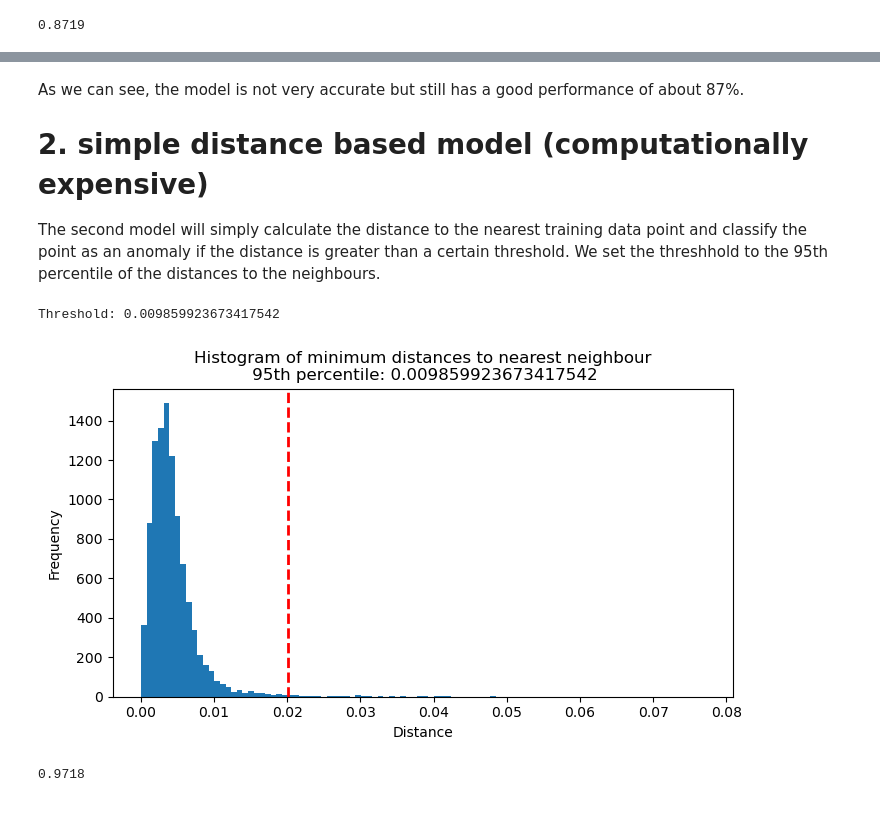
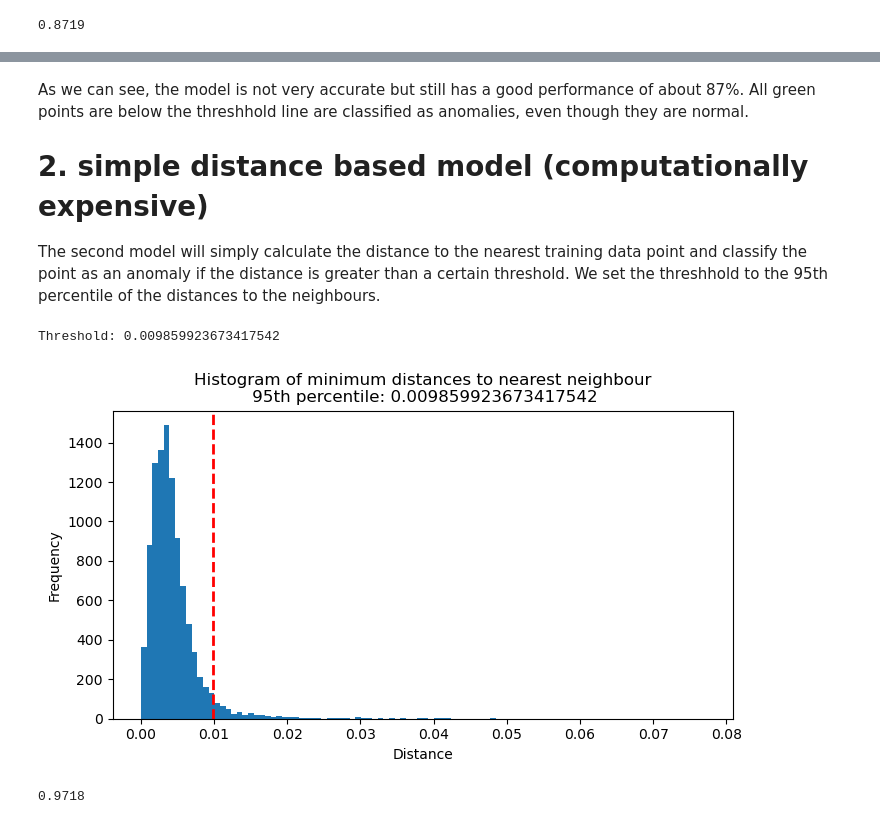
Before and after one commit to superhero2000/IAV-Aufgabe, a Jupyter notebook: test_task-1/task.ipynb, the cells around one changed output, grey strips where cells are left out. Cells and saved outputs as stored; diff of their text form; code cells hidden in the pictures.

```diff
--- a/test_task-1/task.ipynb
+++ b/test_task-1/task.ipynb
@@ -109,5 +138,5 @@ accuracy_score(test_ground_truth, classifier.predict(X_test))
 # %% [markdown]
-As we can see, the model is not very accurate but still has a good performance of about 87%.
+As we can see, the model is not very accurate but still has a good performance of about 87%. All green points are below the threshhold line are classified as anomalies, even though they are normal.
 
 # 2. simple distance based model (computationally expensive)
 The second model will simply calculate the distance to the nearest training data point and classify the point as an anomaly if the distance is greater than a certain threshold.
@@ -129,22 +158,22 @@ Threshold: 0.009859923673417542
 # %%
 plt.figure(figsize=(8, 4))
 plt.hist(min_dist_list, bins=100)
 plt.title("Histogram of minimum distances to nearest neighbour\n 95th percentile: " + str(threshold))
 plt.xlabel("Distance")
 plt.ylabel("Frequency")
 
 # Calculate the 95th percentile
-quantile_95 = np.percentile(min_dist_list, 99)
+quantile_95 = np.percentile(min_dist_list, 95)
 
 
 # Draw a vertical line at the 95th percentile
 plt.axvline(quantile_95, color='red', linestyle='--', linewidth=2,
             label=f'95th Percentile: {quantile_95:.2f}')
 
 
 plt.show()
 # %% [output]
-[figure, old version]
+[figure, new version]
 # %%
 labels = []
 for point in X_test:
```
Also changed, not shown: parts of 11 cells of this notebook.
